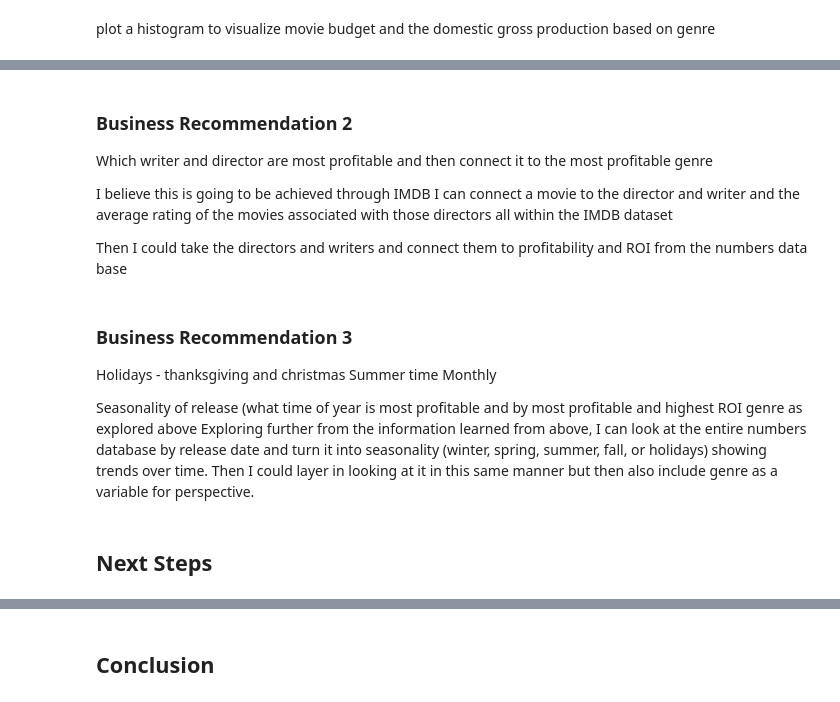
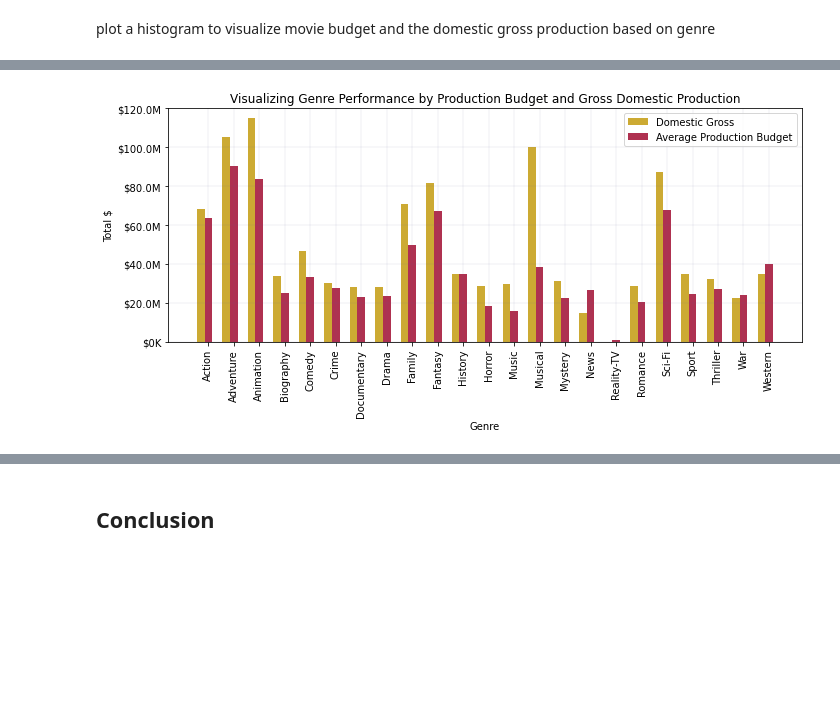
Before and after one commit to LaurenElaine/dsc-phase-1-project-v2-4, a Jupyter notebook: Microsoft Movie Studio Reommendations.ipynb, the cells around one changed output, grey strips where cells are left out. Saved outputs shown, nothing was run; the diff lists cells and outputs as text; code cells hidden in the pictures; blank space fills up the shorter version.

```diff
--- a/Microsoft Movie Studio Reommendations.ipynb
+++ b/Microsoft Movie Studio Reommendations.ipynb
@@ -1075,20 +1018,48 @@ plt.show()
-# %% [markdown]
-### Business Recommendation 2
-
-Which writer and director are most profitable and then connect it to the most profitable genre
-
-I believe this is going to be achieved through IMDB
-I can connect a movie to the director and writer and the average rating of the movies associated with those directors all within the IMDB dataset
-
-Then I could take the directors and writers and connect them to profitability and ROI from the numbers data base
-# %% [markdown]
-### Business Recommendation 3
-
-Holidays - thanksgiving and christmas
-Summer time
-Monthly
-
-Seasonality of release (what time of year is most profitable and by most profitable and highest ROI genre as explored above
-Exploring further from the information learned from above, I can look at the entire numbers database by release date and turn it into seasonality (winter, spring, summer, fall, or holidays) showing trends over time. Then I could layer in looking at it in this same manner but then also include genre as a variable for perspective.
-# %% [markdown]
-## Next Steps
+# %%
+#plot a histogram to visualize movie budget and the domestic gross production based on genre
+
+# this function is used for formatting the y axis without scientific notation
+# cite: https://matplotlib.org/stable/tutorials/introductory/lifecycle.html#sphx-glr-tutorials-introductory-lifecycle-py
+def currency(x, pos):
+    if x >= 1e6:
+        s = '${:1.1f}M'.format(x * 1e-6)
+    else:
+        s = '${:1.0f}K'.format(x * 1e-3)
+    return s
+
+# establish x values for a multi dataset visualization
+# cite: https://matplotlib.org/stable/gallery/lines_bars_and_markers/barchart.html
+labels = domestic_gross_mean_genres.index
+x = np.arange(len(labels))
+
+# set the plot, format, and labels
+fig, ax = plt.subplots(figsize=(10,5))
+bar_width = 0.3
+ax1 = ax.bar(x - bar_width / 2,
+             domestic_gross_mean_genres.values,
+             width = 0.3,
+             color = '#CCAA33',
+             label='Domestic Gross')
+ax2 = ax.bar(x + bar_width / 2,
+             prodcution_mean_genres.values,
+             width = 0.3,
+             color = '#AF3150',
+             label='Average Production Budget')
+ax.yaxis.set_major_formatter(currency)
+plt.ylim(0,120000000)
+ax.set_xticks(x + bar_width / 2)
+ax.set_xticklabels(domestic_gross_mean_genres.index.unique())
+ax.tick_params(axis='x', labelrotation=90)
+ax.grid(color='#666699', linestyle='-', linewidth=0.1)
+ax.set_xlabel('Genre')
+ax.set_ylabel('Total $')
+
+# Add title and legends
+ax.set_title('Visualizing Genre Performance by Production Budget and Gross Domestic Production')
+ax.legend()
+
+# format the layout and display the visualization
+fig.tight_layout()
+plt.show()
+# %% [output]
+[figure, added]
```
Also changed, not shown: parts of 225 cells of this notebook, 3 other files.
